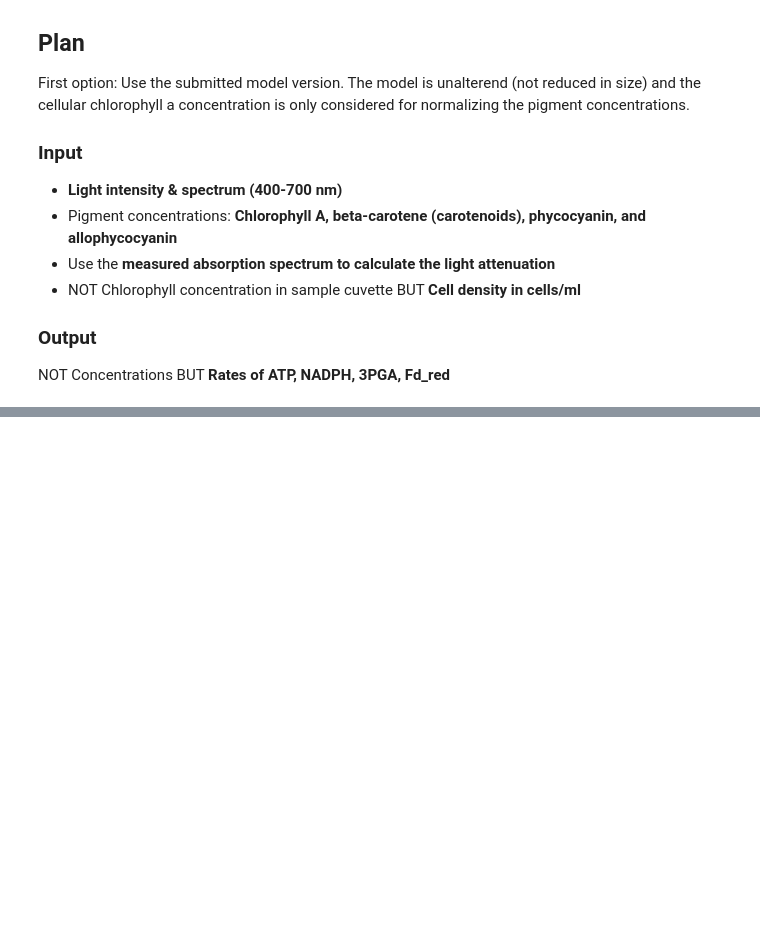
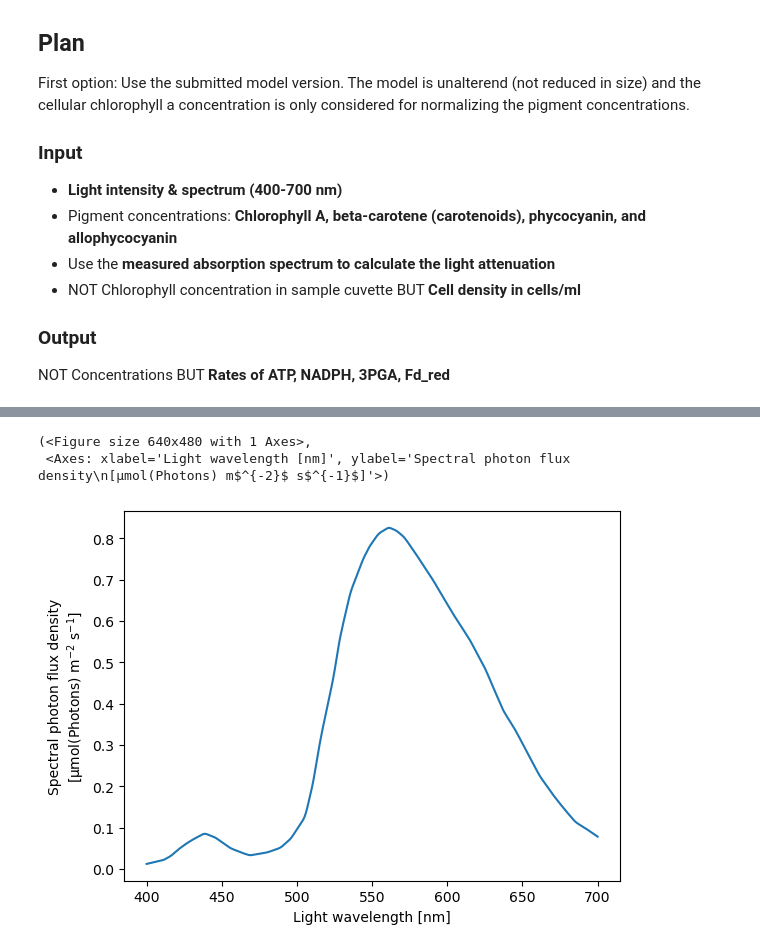
Before and after one commit to Computational-Biology-Aachen/synechocystis-photosynthesis-2024, a Jupyter notebook: Notebooks/function_andreas.ipynb, the cells around one changed output, grey strips where cells are left out. Drawn from its saved outputs; the diff is of its cells as text; code cells hidden in the pictures; blank space fills up the shorter version.

```diff
--- a/Notebooks/function_andreas.ipynb
+++ b/Notebooks/function_andreas.ipynb
@@ -814,0 +838,6 @@ Name: 1000000.0, dtype: float64
+# %%
+plot_spectra(test["pfd"])
+# %% [output]
+(<Figure size 640x480 with 1 Axes>,
+ <Axes: xlabel='Light wavelength [nm]', ylabel='Spectral photon flux density\n[µmol(Photons) m$^{-2}$ s$^{-1}$]'>)
+[figure, added]
```
Also changed, not shown: parts of 12 cells of this notebook.
